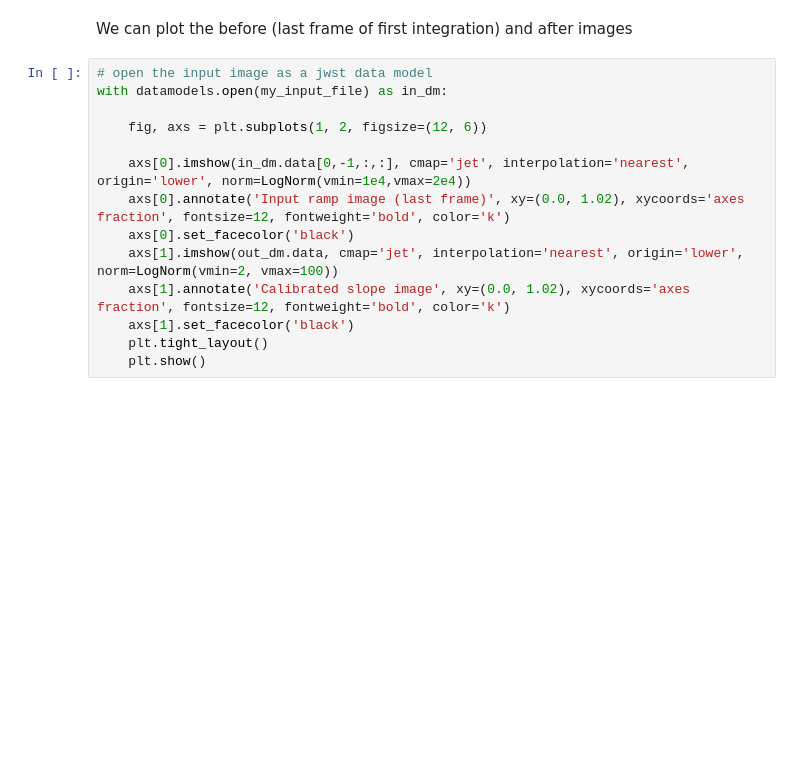
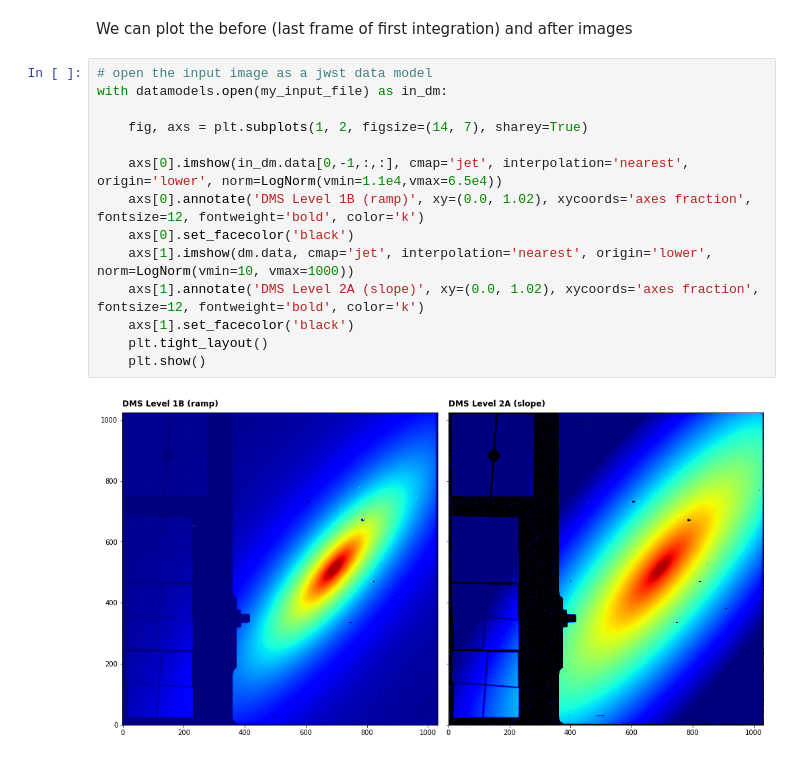
Before and after one commit to PaddyKavanagh/PaddyKavanagh.github.io, a Jupyter notebook: content/Level1_Detector1Pipeline.ipynb, the cells around one changed output. Saved outputs shown, nothing was run; the diff lists cells and outputs as text; blank space fills up the shorter version.

```diff
--- a/content/Level1_Detector1Pipeline.ipynb
+++ b/content/Level1_Detector1Pipeline.ipynb
@@ -109,17 +106,19 @@ We can plot the before (last frame of first integration) and after images
 # %%
 # open the input image as a jwst data model
 with datamodels.open(my_input_file) as in_dm:
 
-    fig, axs = plt.subplots(1, 2, figsize=(12, 6))
+    fig, axs = plt.subplots(1, 2, figsize=(14, 7), sharey=True)
 
-    axs[0].imshow(in_dm.data[0,-1,:,:], cmap='jet', interpolation='nearest', origin='lower', norm=LogNorm(vmin=1e4,vmax=2e4))
-    axs[0].annotate('Input ramp image (last frame)', xy=(0.0, 1.02), xycoords='axes fraction', fontsize=12, fontweight='bold', color='k')
+    axs[0].imshow(in_dm.data[0,-1,:,:], cmap='jet', interpolation='nearest', origin='lower', norm=LogNorm(vmin=1.1e4,vmax=6.5e4))
+    axs[0].annotate('DMS Level 1B (ramp)', xy=(0.0, 1.02), xycoords='axes fraction', fontsize=12, fontweight='bold', color='k')
     axs[0].set_facecolor('black')
-    axs[1].imshow(out_dm.data, cmap='jet', interpolation='nearest', origin='lower', norm=LogNorm(vmin=2, vmax=100))
-    axs[1].annotate('Calibrated slope image', xy=(0.0, 1.02), xycoords='axes fraction', fontsize=12, fontweight='bold', color='k')
+    axs[1].imshow(dm.data, cmap='jet', interpolation='nearest', origin='lower', norm=LogNorm(vmin=10, vmax=1000))
+    axs[1].annotate('DMS Level 2A (slope)', xy=(0.0, 1.02), xycoords='axes fraction', fontsize=12, fontweight='bold', color='k')
     axs[1].set_facecolor('black')
     plt.tight_layout()
     plt.show()
+# %% [output]
+[figure, added]
 # %% [markdown]
 ### Command line
 
```
Also changed, not shown: parts of 6 cells of this notebook.
